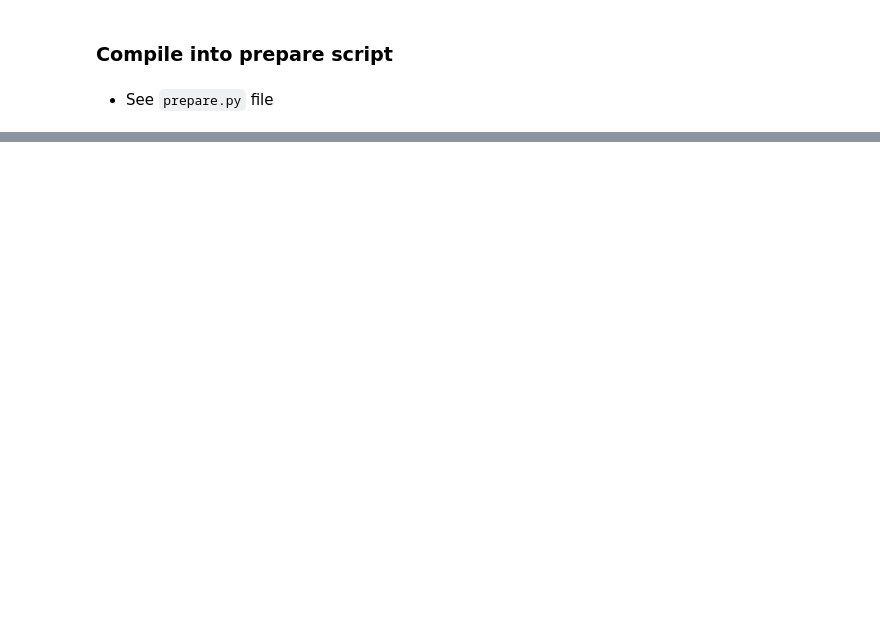
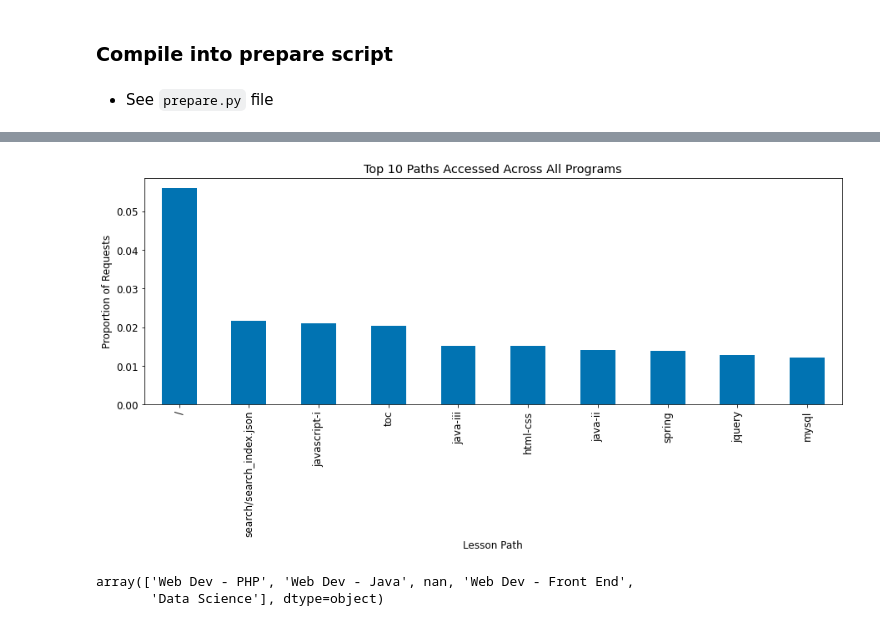
Before and after one commit to adam-talbot/anomaly-detection-project, a Jupyter notebook: scratchpad.ipynb, the cells around one changed output, grey strips where cells are left out. Cells and saved outputs as stored; diff of their text form; code cells hidden in the pictures; blank space fills up the shorter version.

```diff
--- a/scratchpad.ipynb
+++ b/scratchpad.ipynb
@@ -626,0 +769,14 @@ df = p.prep_log(df)
+# %%
+df.path.value_counts(normalize=True).head(10).plot.bar(figsize=(15,5))
+plt.title('Top 10 Paths Accessed Across All Programs')
+plt.xlabel('Lesson Path')
+plt.ylabel('Proportion of Requests');
+# could format the y axis to be more readable here by formatting to be "10k" format
+# %% [output]
+[figure, added]
+# %%
+# now lets do it per program
+df.program.unique()
+# %% [output]
+array(['Web Dev - PHP', 'Web Dev - Java', nan, 'Web Dev - Front End',
+       'Data Science'], dtype=object)
```
Also changed, not shown: parts of 53 cells of this notebook, 1 other file.
